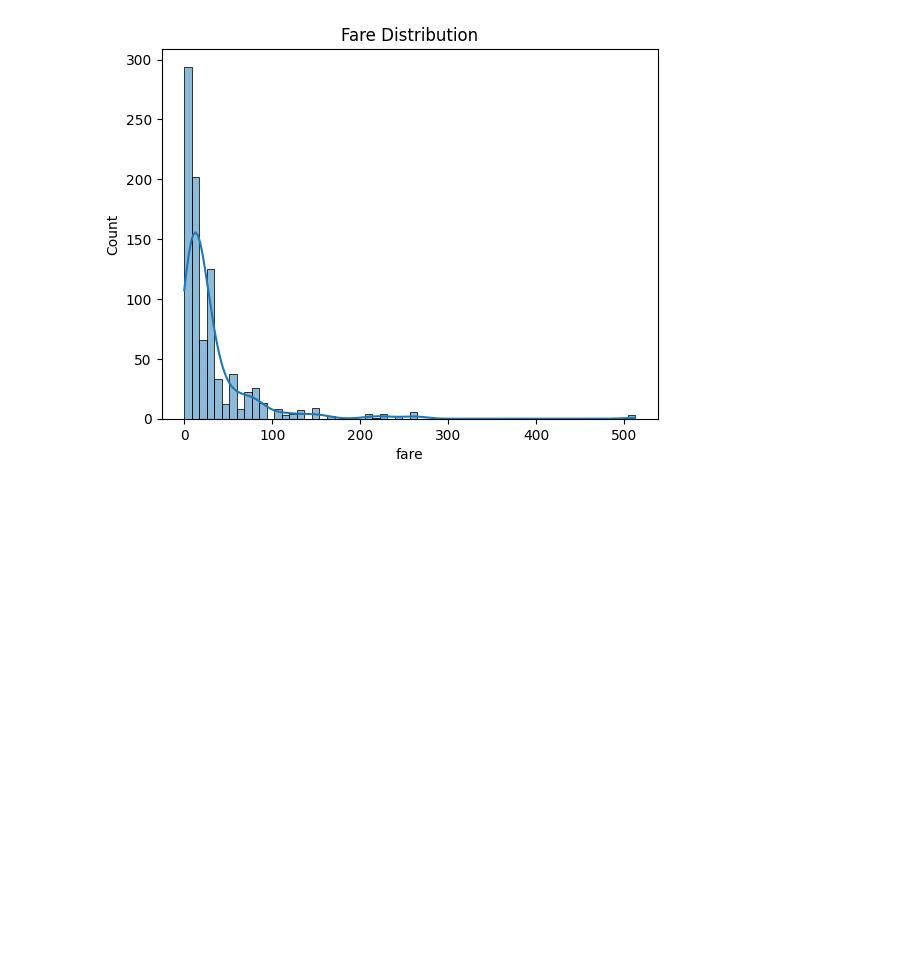
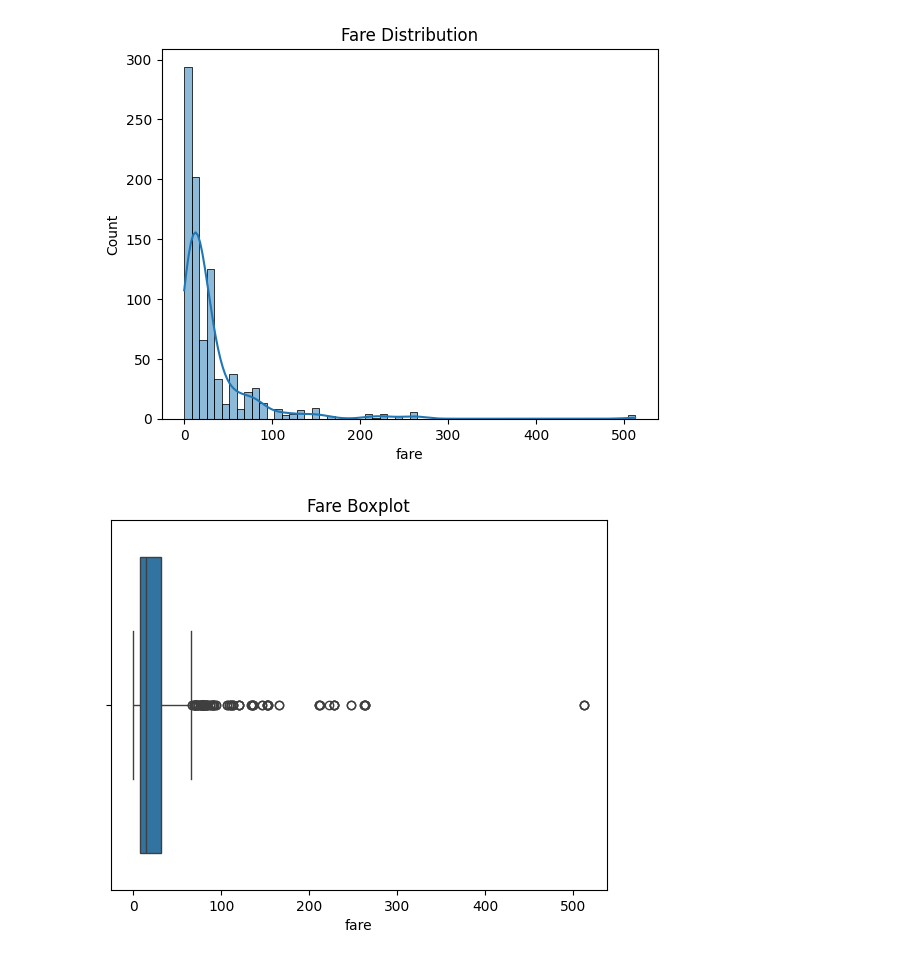
Before and after one commit to RangeshPandianPT/Data-Science_with-ML, a Jupyter notebook: Data_Visualization.ipynb, the cells around one changed output. Saved outputs shown, nothing was run; the diff lists cells and outputs as text; code cells hidden in the pictures; blank space fills up the shorter version.

```diff
--- a/Data_Visualization.ipynb
+++ b/Data_Visualization.ipynb
@@ -191,3 +193,9 @@ plt.title("Fare Distribution")
 plt.show()
 # %% [output]
 [figure]
+# %%
+sns.boxplot(x=titanic_data["fare"])
+plt.title("Fare Boxplot")
+plt.show()
+# %% [output]
+[figure, added]
```
Also changed, not shown: parts of 16 cells of this notebook.
